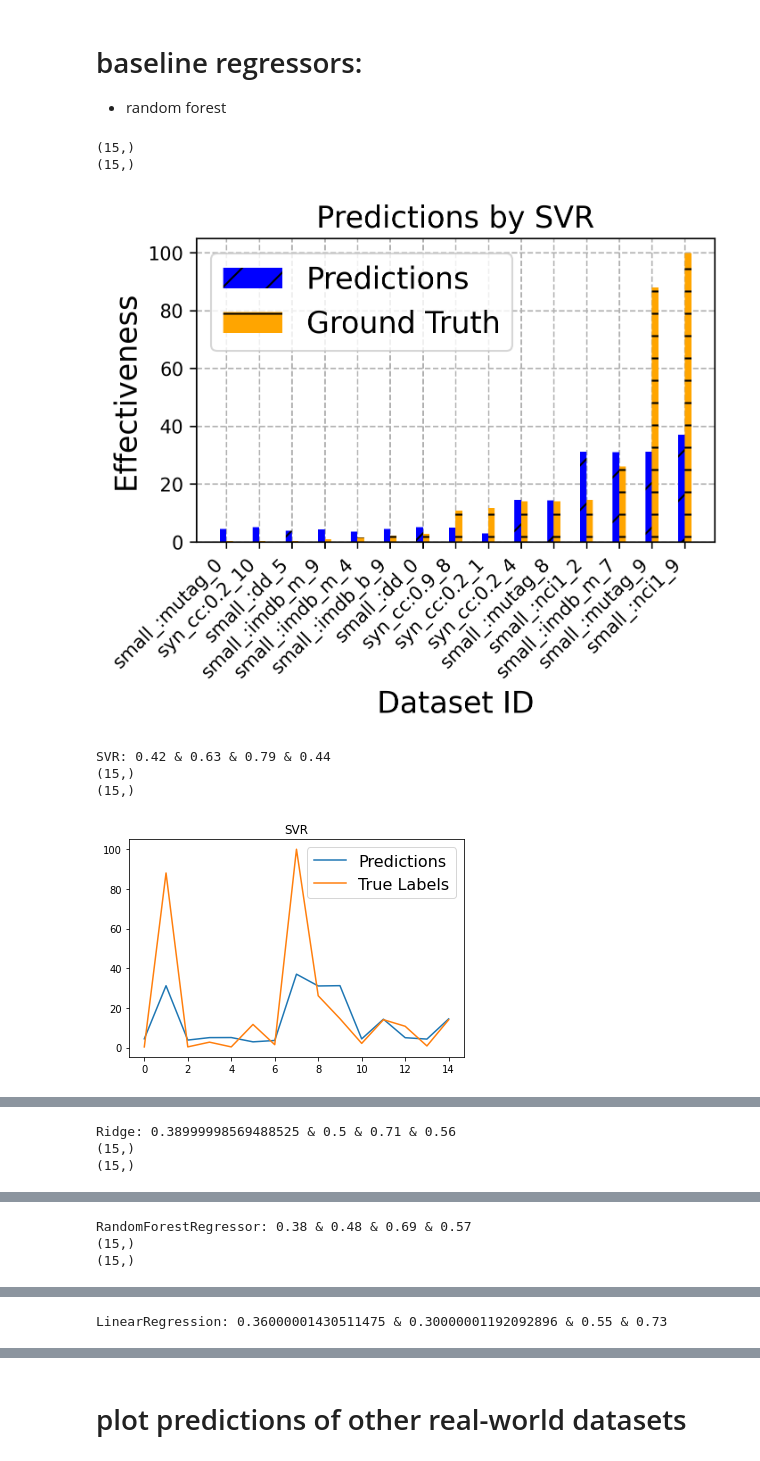
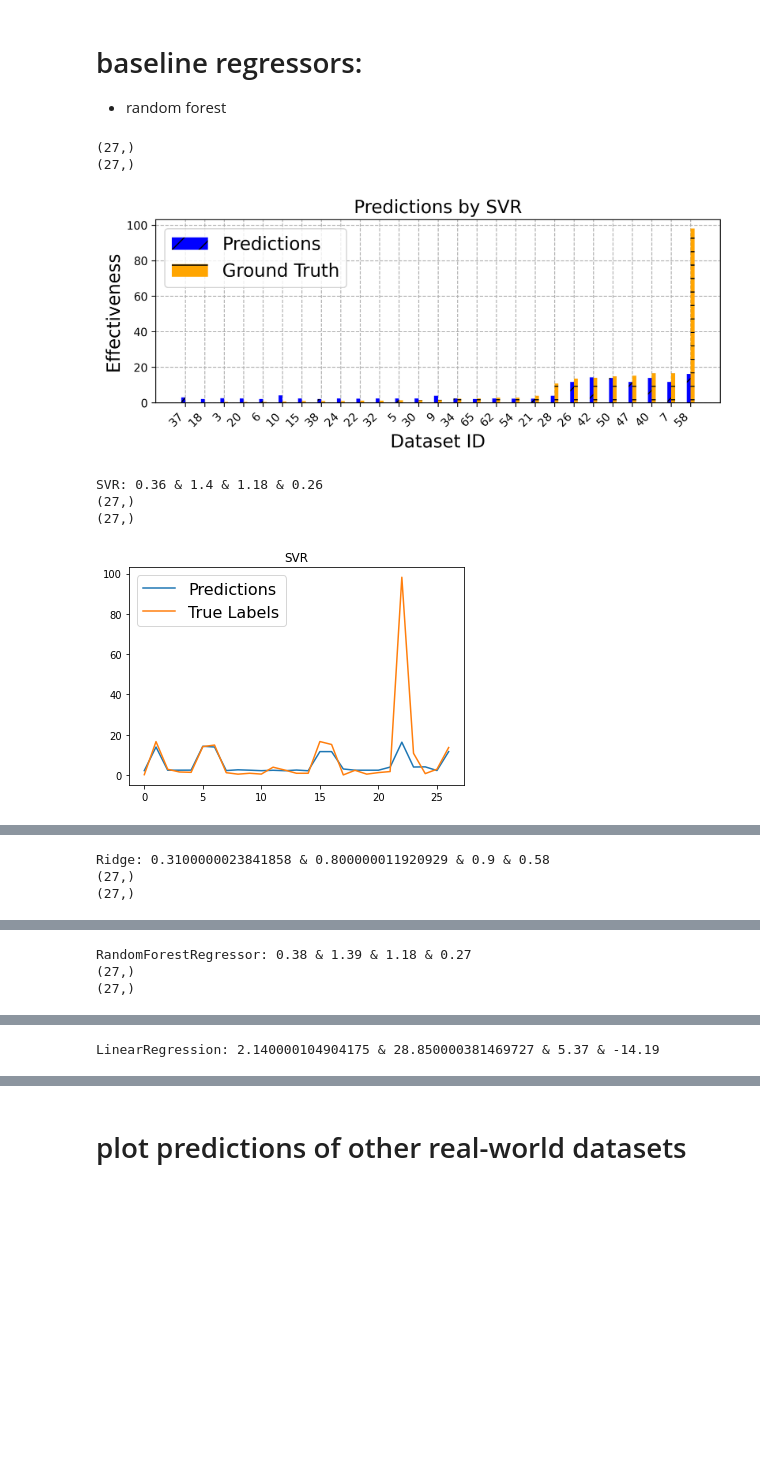
Before and after one commit to ICLab4DL/GNNBenchEffectiveness, a Jupyter notebook: regressor.ipynb, the cells around one changed output, grey strips where cells are left out. Cells and saved outputs as stored; diff of their text form; code cells hidden in the pictures; blank space fills up the shorter version.

Commit message:
add middle scale datasets

```diff
--- a/regressor.ipynb
+++ b/regressor.ipynb
@@ -89,12 +89,12 @@ test_datasets_names = ['ogbg_molhiv', 'ogbg_moltox21', 'ogbg_molbace']
 
 train_datasets = []
 for k in train_datasets_names:
-    train_datasets.append(load_datasets(f'{k}_datasets.pkl'))
+    train_datasets.append((load_datasets(f'{k}_datasets.pkl'), k))
 
 test_datasets = []
 
 for k in test_datasets_names:
-    test_datasets.append(load_datasets(f'{k}_datasets.pkl'))
+    test_datasets.append((load_datasets(f'{k}_datasets.pkl'),k))
 
 # SynCC
 syn_cc_datasets = load_datasets('syn_datasets.pkl')
@@ -157,0 +162,15 @@ new_test_datasets = [d[0] for d in test_datasets_pairs]
+# %%
+# combine all datasets:
+
+# small scale: < 10k
+all_datasets = []
+
+for d in train_datasets+test_datasets:
+    all_datasets.extend([fold for fold in d])
+
+print(len(all_datasets))
+# only select 20 and 80 of syn_cc_datasets
+# all_datasets.extend([d for i, d in enumerate(syn_cc_datasets) if int(i//10) == 1])
+# all_datasets.extend([d for i, d in enumerate(syn_cc_datasets) if int(i//10) == 8])
+
+print(len(all_datasets))
@@ -355,10 +375,9 @@ normed_combined_data = [(normalized_x[i], normalized_y[i]) for i in range(normal
 dataset = CustomDataset(normed_combined_data)
 
 train_size = int(0.6 * len(dataset))
-val_size = int(0.2 * len(dataset))
+val_size = int(0.0 * len(dataset))
 
 test_size = len(dataset) - train_size - val_size
-
 
 train_data, val_data, test_data = random_split(dataset, [train_size, val_size, test_size])
 
@@ -366,8 +385,7 @@ train_loader = DataLoader(train_data, batch_size=32, shuffle=True)
 val_loader = DataLoader(val_data, batch_size=32, shuffle=False)
 test_loader = DataLoader(test_data, batch_size=32, shuffle=False)
 
-
-dataset_ids = [belong_to_which_datasets(i) for i in test_data.indices]
-print(len(train_loader.dataset), len(val_loader.dataset), len(test_loader.dataset))
-print(len(dataset_ids))
+# dataset_ids = [belong_to_which_datasets(i) for i in test_data.indices]
+# print(len(train_loader.dataset), len(val_loader.dataset), len(test_loader.dataset))
+# print(len(dataset_ids))
 # %% [output]
@@ -483,42 +492,46 @@ def run_regressor(regressor, regressor_name):
 
     train_regressor(train_loader, regressor)
 
-    train_loss, train_results, train_preds, train_Y = regressor_evaluate(train_loader, regressor)
-    val_loss, val_results, val_preds, val_Y = regressor_evaluate(val_loader, regressor)
+    # train_loss, train_results, train_preds, train_Y = regressor_evaluate(train_loader, regressor)
+    # val_loss, val_results, val_preds, val_Y = regressor_evaluate(val_loader, regressor)
     test_loss, test_reuslts, test_preds, test_Y = regressor_evaluate(test_loader, regressor)
 
     # decide which test dataset belong to:
 
-    dataset_ids = [belong_to_which_datasets(i) for i in test_data.indices]
+    # dataset_ids = [belong_to_which_datasets(i) for i in test_data.indices]
+    dataset_ids = [i for i in test_data.indices]
 
     plot_bars(scaler_y.inverse_transform(test_preds), scaler_y.inverse_transform(test_Y), dataset_ids, regressor_name)
 
     # print(f"regressor_name: {regressor_name}, Train Loss: {train_loss:.4f}, Val Loss: {val_loss:.4f}, Test Loss: {test_loss:.4f} \
     #       (mse, rmse, r^2): {test_reuslts}")
 
     print(f'{regressor_name}: {round(test_reuslts[0], 2)} & {round(test_reuslts[1], 2)} & {round(test_reuslts[2], 2)} & {round(test_reuslts[3], 2)}')
     plt.figure()
     plt.plot(scaler_y.inverse_transform(test_preds), label="Predictions")
     plt.plot(scaler_y.inverse_transform(test_Y), label="True Labels")
     plt.title(regressor_name)
     plt.legend(fontsize=16)
 
+    return test_preds, test_Y
+
 from sklearn.svm import SVR
 from sklearn.linear_model import Ridge
 
 # Choose a regressor
 regressors = {'SVR': SVR(),'Ridge': Ridge(), "RandomForestRegressor": RandomForestRegressor(),
               "LinearRegression": LinearRegression()}
 
 # regressors = {"RandomForestRegressor": RandomForestRegressor()}
 
+results = []
 for k, regressor in regressors.items():
-    run_regressor(regressor, k)
+    results.append(run_regressor(regressor, k))
 # %% [output]
-(15,)
-(15,)
+(27,)
+(27,)
-[figure, old version]
+[figure, new version]
-SVR: 0.42 & 0.63 & 0.79 & 0.44
-(15,)
-(15,)
+SVR: 0.36 & 1.4 & 1.18 & 0.26
+(27,)
+(27,)
-[figure, old version]
+[figure, new version]
@@ -526,3 +539,3 @@ SVR: 0.42 & 0.63 & 0.79 & 0.44
-Ridge: 0.38999998569488525 & 0.5 & 0.71 & 0.56
-(15,)
-(15,)
+Ridge: 0.3100000023841858 & 0.800000011920929 & 0.9 & 0.58
+(27,)
+(27,)
@@ -531,3 +544,3 @@ Ridge: 0.38999998569488525 & 0.5 & 0.71 & 0.56
-RandomForestRegressor: 0.38 & 0.48 & 0.69 & 0.57
-(15,)
-(15,)
+RandomForestRegressor: 0.38 & 1.39 & 1.18 & 0.27
+(27,)
+(27,)
@@ -536 +549 @@ RandomForestRegressor: 0.38 & 0.48 & 0.69 & 0.57
-LinearRegression: 0.36000001430511475 & 0.30000001192092896 & 0.55 & 0.73
+LinearRegression: 2.140000104904175 & 28.850000381469727 & 5.37 & -14.19
```
Also changed, not shown: parts of 14 cells of this notebook, 15 other files.
